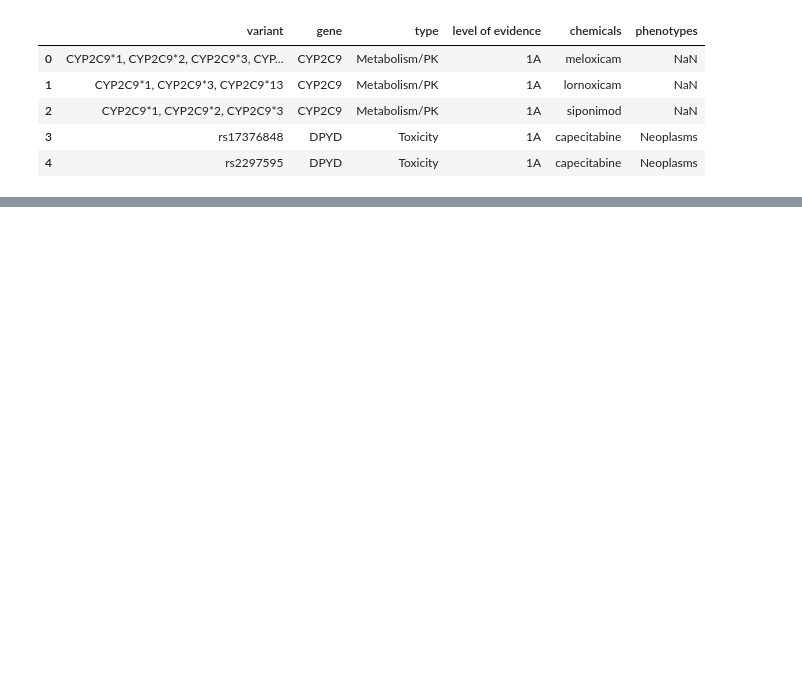
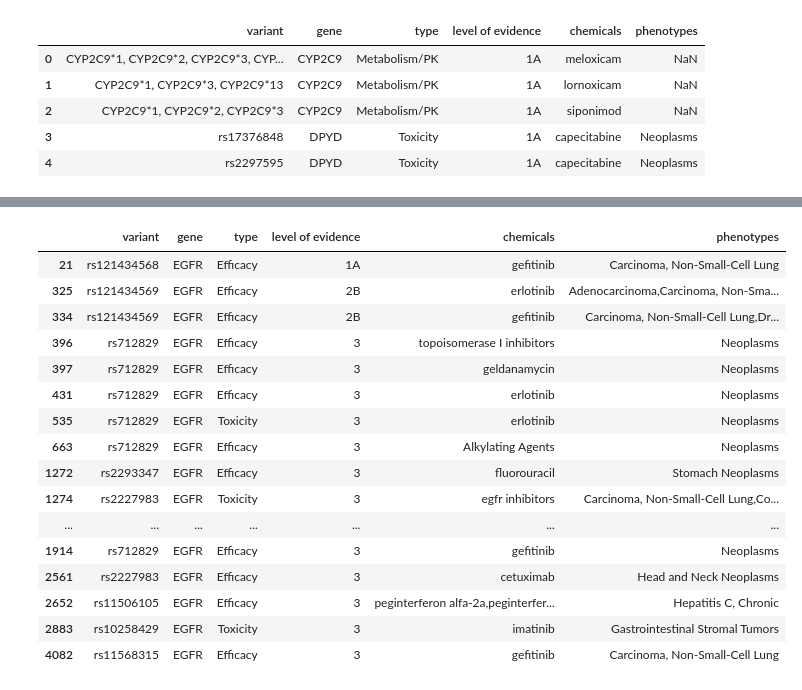
Before and after one commit to AlexanderHauser/MIND-PGx-workshop, a Jupyter notebook: pharmacogenomics.ipynb, the cells around one changed output, grey strips where cells are left out. Saved outputs shown, nothing was run; the diff lists cells and outputs as text; code cells hidden in the pictures; blank space fills up the shorter version.

```diff
--- a/pharmacogenomics.ipynb
+++ b/pharmacogenomics.ipynb
@@ -339,4 +227,0 @@ df_GPCRs_annot_mis.head(3)
-# %%
-pd.set_option('display.max_colwidth', None)
-dft = pd.read_csv("/content/MIND-PGx-workshop/data/var_drug_ann.tsv", sep='\t')
-dft[(dft['Variant/Haplotypes'] == 'rs1042713') & (dft['Drug(s)'] == 'salmeterol')]
@@ -482,0 +276,5 @@ FileNotFoundError: [Errno 2] No such file or directory: '/content/PGx-workshopda
+# %%
+# List the most frequent protein families for each level of evidence
+pd.set_option('display.max_colwidth', 40)
+top_3_fams_loe = df_clinicalraw_uniprot.groupby(['Protein families', 'level of evidence']).size().sort_values().to_frame('counts').reset_index().sort_values(by=['level of evidence','counts'], ascending=[True, False]).groupby('level of evidence').head(3)
+print(top_3_fams_loe)
@@ -482,0 +313,20 @@ FileNotFoundError: [Errno 2] No such file or directory: '/content/PGx-workshopda
+# %%
+df_clinicalraw[(df_clinicalraw['gene'] == 'EGFR')]
+# %% [output]
+|  | variant | gene | type | level of evidence | chemicals | phenotypes |
+| 21 | rs121434568 | EGFR | Efficacy | 1A | gefitinib | Carcinoma, Non-Small-Cell Lung |
+| 325 | rs121434569 | EGFR | Efficacy | 2B | erlotinib | Adenocarcinoma,Carcinoma, Non-Sma... |
+| 334 | rs121434569 | EGFR | Efficacy | 2B | gefitinib | Carcinoma, Non-Small-Cell Lung,Dr... |
+| 396 | rs712829 | EGFR | Efficacy | 3 | topoisomerase I inhibitors | Neoplasms |
+| 397 | rs712829 | EGFR | Efficacy | 3 | geldanamycin | Neoplasms |
+| 431 | rs712829 | EGFR | Efficacy | 3 | erlotinib | Neoplasms |
+| 535 | rs712829 | EGFR | Toxicity | 3 | erlotinib | Neoplasms |
+| 663 | rs712829 | EGFR | Efficacy | 3 | Alkylating Agents | Neoplasms |
+| 1272 | rs2293347 | EGFR | Efficacy | 3 | fluorouracil | Stomach Neoplasms |
+| 1274 | rs2227983 | EGFR | Toxicity | 3 | egfr inhibitors | Carcinoma, Non-Small-Cell Lung,Co... |
+| ... | ... | ... | ... | ... | ... | ... |
+| 1914 | rs712829 | EGFR | Efficacy | 3 | gefitinib | Neoplasms |
+| 2561 | rs2227983 | EGFR | Efficacy | 3 | cetuximab | Head and Neck Neoplasms |
+| 2652 | rs11506105 | EGFR | Efficacy | 3 | peginterferon alfa-2a,peginterfer... | Hepatitis C, Chronic |
+| 2883 | rs10258429 | EGFR | Toxicity | 3 | imatinib | Gastrointestinal Stromal Tumors |
+| 4082 | rs11568315 | EGFR | Efficacy | 3 | gefitinib | Carcinoma, Non-Small-Cell Lung |
```
Also changed, not shown: parts of 52 cells of this notebook, 1 other file.
